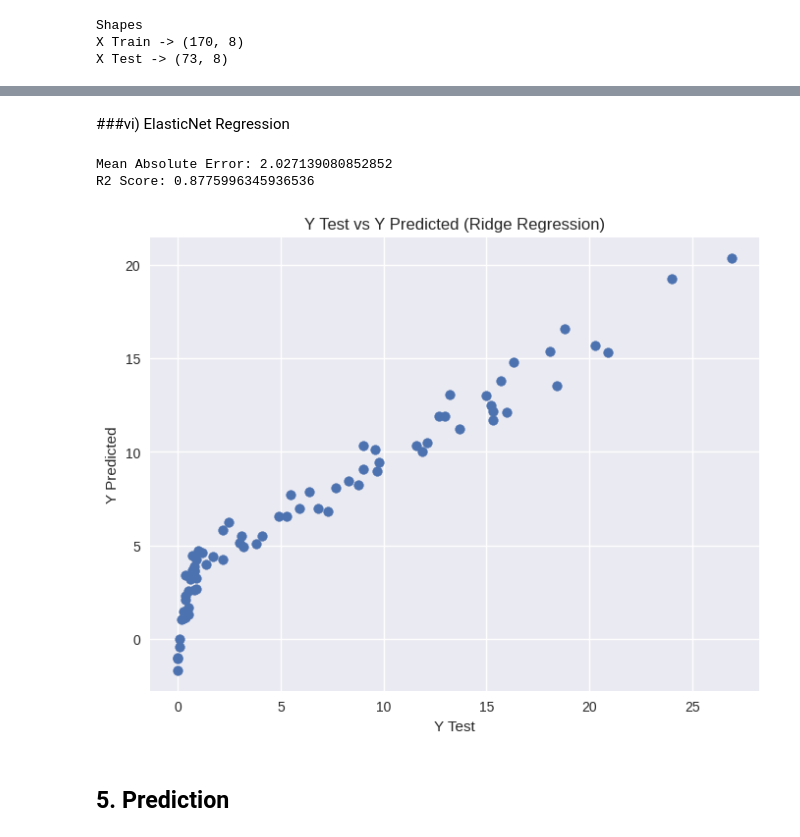
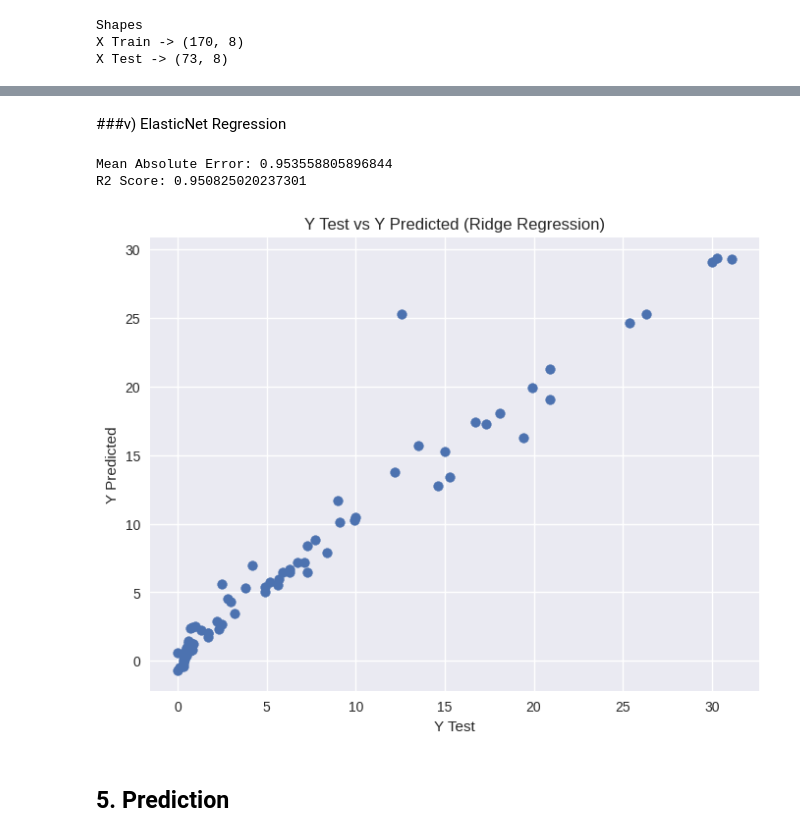
Before and after one commit to AnkithRathor/Algerian-Fire-Forecaster, a Jupyter notebook: model/artifacts/Algerian Fire Forecaster.ipynb, the cells around one changed output, grey strips where cells are left out. Saved outputs shown, nothing was run; the diff lists cells and outputs as text; code cells hidden in the pictures.

```diff
--- a/model/artifacts/Algerian Fire Forecaster.ipynb
+++ b/model/artifacts/Algerian Fire Forecaster.ipynb
@@ -504,7 +505,7 @@ def correlation_check(dataset,threshold):
         corr.add(col_list[j])
   return corr
 # %%
-corr_features = correlation_check(X_train,0.85)
+corr_features = correlation_check(X_train,0.80)
 corr_features
 # %% [output]
 {'BUI', 'DC'}
@@ -534,8 +527,8 @@ X_test_scaled = scaler.transform(X_test)
 #Prediction
 
 lr = LinearRegression()
-lr.fit(X_train_scaled,y_train)
-y_pred = lr.predict(X_test_scaled)
+lr.fit(X_train,y_train)
+y_pred = lr.predict(X_test)
 
 # Errors
 
@@ -564,8 +557,8 @@ R2 Score: 0.9807864679639832
 #Prediction
 
 ls = Lasso()
-ls.fit(X_train_scaled,y_train)
-y_pred = ls.predict(X_test_scaled)
+ls.fit(X_train,y_train)
+y_pred = ls.predict(X_test)
 
 # Errors
 
@@ -594,8 +587,8 @@ R2 Score: 0.9472019229537878
 #Prediction
 
 rg = Ridge()
-rg.fit(X_train_scaled,y_train)
-y_pred = rg.predict(X_test_scaled)
+rg.fit(X_train,y_train)
+y_pred = rg.predict(X_test)
 
 # Errors
 
@@ -621,33 +614,33 @@ R2 Score: 0.9801446133945314
 # %% [markdown]
-###vi) ElasticNet Regression
+###v) ElasticNet Regression
 # %%
 #Prediction
 
 en = ElasticNet()
-en.fit(X_train_scaled,y_train)
-y_pred = en.predict(X_test_scaled)
+en.fit(X_train,y_train)
+y_pred = en.predict(X_test)
 
 # Errors
 
 mae = mean_absolute_error(y_test,y_pred)
 score  = r2_score(y_test,y_pred)
 
 print("Mean Absolute Error:",mae)
 print("R2 Score:",score)
 print('\n')
 
 # Graphs
 
 plt.figure(figsize=(8,6))
 plt.scatter(y_test,y_pred)
 plt.title('Y Test vs Y Predicted (Ridge Regression)')
 plt.xlabel('Y Test')
 plt.ylabel('Y Predicted')
 plt.show()
 # %% [output]
-Mean Absolute Error: 2.027139080852852
-R2 Score: 0.8775996345936536
+Mean Absolute Error: 0.953558805896844
+R2 Score: 0.950825020237301
-[figure, old version]
+[figure, new version]
 # %% [markdown]
 ## **5. Prediction**
 # %% [markdown]
```
Also changed, not shown: parts of 17 cells of this notebook, 3 other files.
